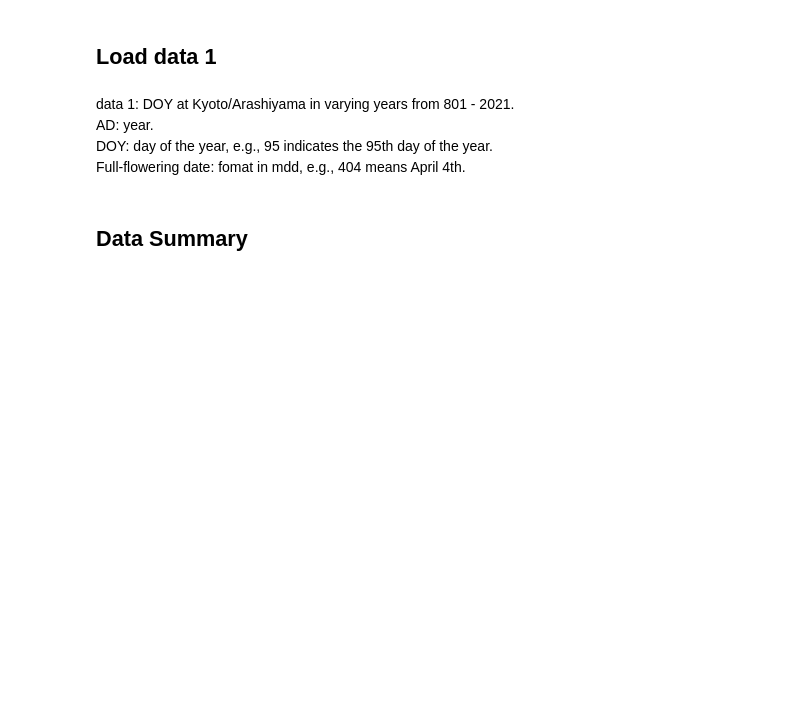
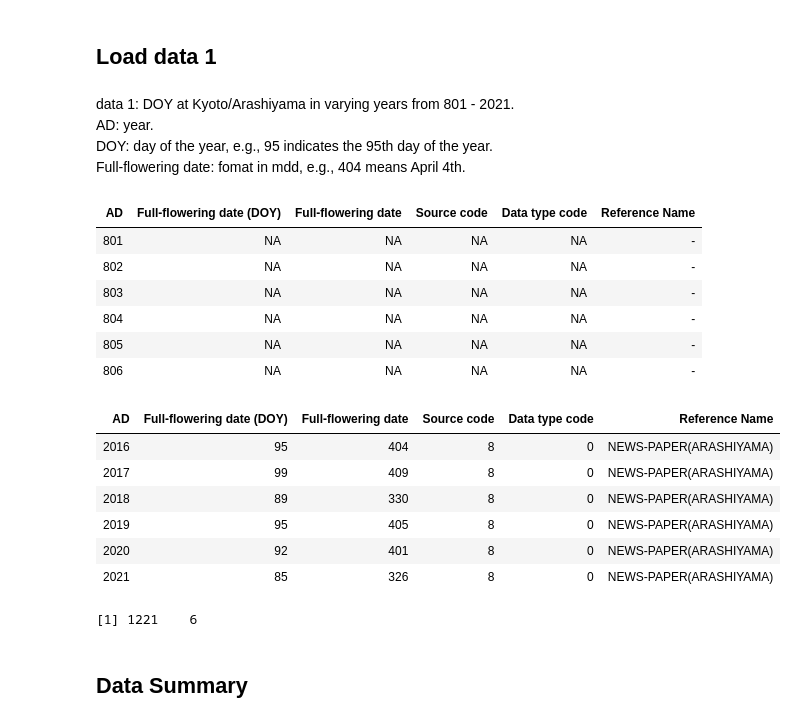
Before and after one commit to shuangyanwu/Time_Series_Cherry_blossom_peak_day, a Jupyter notebook: Cherry Blossom.ipynb, the cells around one changed output. Cells and saved outputs as stored; diff of their text form; code cells hidden in the pictures; blank space fills up the shorter version.

```diff
--- a/Cherry Blossom.ipynb
+++ b/Cherry Blossom.ipynb
@@ -36,6 +38,25 @@ data 1: DOY at Kyoto/Arashiyama in varying years from 801 - 2021.
 <br>Full-flowering date: fomat in mdd, e.g., 404 means April 4th.
 # %%
 data1 <- read_excel("FullFlower.xls", col_names = TRUE, na=c("","NA"))
+head(data1)
+tail(data1)
+dim(data1)
+# %% [output]
+| AD | Full-flowering date (DOY) | Full-flowering date | Source code | Data type code | Reference Name |
+| 801 | NA | NA | NA | NA | - |
+| 802 | NA | NA | NA | NA | - |
+| 803 | NA | NA | NA | NA | - |
+| 804 | NA | NA | NA | NA | - |
+| 805 | NA | NA | NA | NA | - |
+| 806 | NA | NA | NA | NA | - |
+| AD | Full-flowering date (DOY) | Full-flowering date | Source code | Data type code | Reference Name |
+| 2016 | 95 | 404 | 8 | 0 | NEWS-PAPER(ARASHIYAMA) |
+| 2017 | 99 | 409 | 8 | 0 | NEWS-PAPER(ARASHIYAMA) |
+| 2018 | 89 | 330 | 8 | 0 | NEWS-PAPER(ARASHIYAMA) |
+| 2019 | 95 | 405 | 8 | 0 | NEWS-PAPER(ARASHIYAMA) |
+| 2020 | 92 | 401 | 8 | 0 | NEWS-PAPER(ARASHIYAMA) |
+| 2021 | 85 | 326 | 8 | 0 | NEWS-PAPER(ARASHIYAMA) |
+[1] 1221    6
 # %% [markdown]
 ## Data Summary
 # %% [markdown]
```
Also changed, not shown: parts of 1 cell of this notebook.
